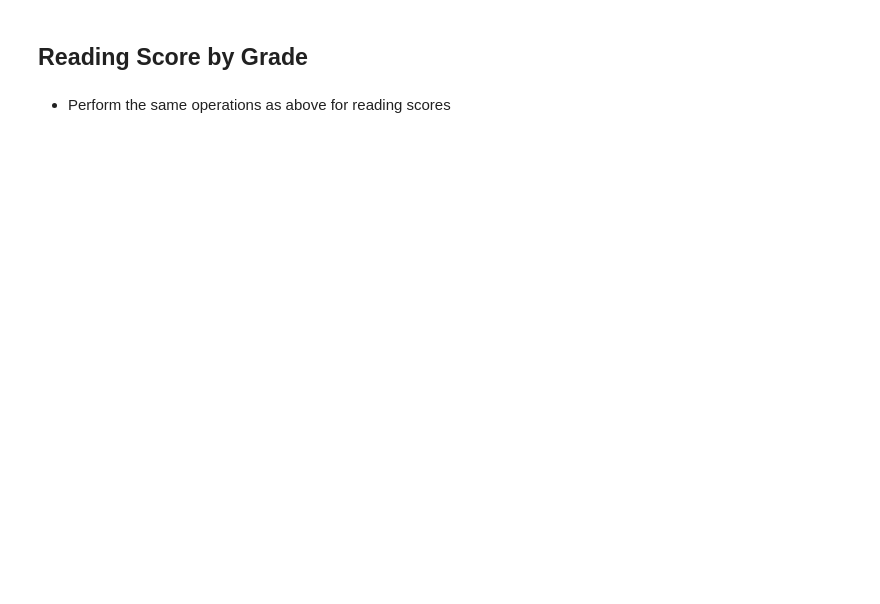
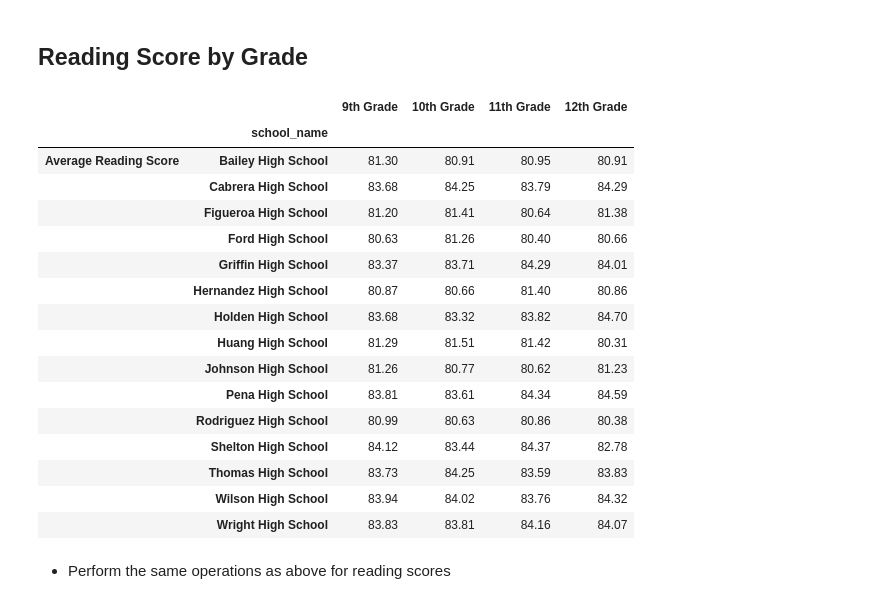
Before and after one commit to JeremyBrent/Pandas_Challenge, a Jupyter notebook: Instructions/PyCitySchools/PyCitySchools_starter.ipynb, the cells around one changed output. Drawn from its saved outputs; the diff is of its cells as text; code cells hidden in the pictures; blank space fills up the shorter version.

```diff
--- a/Instructions/PyCitySchools/PyCitySchools_starter.ipynb
+++ b/Instructions/PyCitySchools/PyCitySchools_starter.ipynb
@@ -322,2 +347,41 @@ Bottom_overall_passing_rate.head()
+# %%
+#Finding average reading score by each grade for each school
+
+columns = ["grade","school_name","reading_score"]
+grade_9 = school_data_complete.loc[school_data_complete["grade"]=="9th",columns].groupby("school_name").mean()
+grade_10 = school_data_complete.loc[school_data_complete["grade"]=="10th",columns].groupby("school_name").mean()
+grade_11 = school_data_complete.loc[school_data_complete["grade"]=="11th",columns].groupby("school_name").mean()
+grade_12 = school_data_complete.loc[school_data_complete["grade"]=="12th",columns].groupby("school_name").mean()
+
+avg_reading_score_by_school_df = pd.merge(grade_9,grade_10,on='school_name').rename(columns={"reading_score_x":"9th Grade","reading_score_y":"10th Grade"})
+avg_reading_score_by_school_df = pd.merge(avg_reading_score_by_school_df,grade_11,on='school_name').rename(columns={"reading_score":"11th Grade"})
+avg_reading_score_by_school_df = pd.merge(avg_reading_score_by_school_df,grade_12,on='school_name').rename(columns={"reading_score":"12th Grade"})
+
+avg_reading_score_by_school_df["9th Grade"] = avg_reading_score_by_school_df["9th Grade"].map("{:.2f}".format)
+avg_reading_score_by_school_df["10th Grade"] = avg_reading_score_by_school_df["10th Grade"].map("{:.2f}".format)
+avg_reading_score_by_school_df["11th Grade"] = avg_reading_score_by_school_df["11th Grade"].map("{:.2f}".format)
+avg_reading_score_by_school_df["12th Grade"] = avg_reading_score_by_school_df["12th Grade"].map("{:.2f}".format)
+
+avg_reading_score_by_school_df = pd.concat([avg_reading_score_by_school_df],keys=["Average Reading Score"])
+avg_reading_score_by_school_df = avg_reading_score_by_school_df.style.apply(color_negative_red).apply(highlight_max)
+avg_reading_score_by_school_df
+# %% [output]
+|  |  | 9th Grade | 10th Grade | 11th Grade | 12th Grade |
+|  | school_name |  |  |  |  |
+| Average Reading Score | Bailey High School | 81.30 | 80.91 | 80.95 | 80.91 |
+|  | Cabrera High School | 83.68 | 84.25 | 83.79 | 84.29 |
+|  | Figueroa High School | 81.20 | 81.41 | 80.64 | 81.38 |
+|  | Ford High School | 80.63 | 81.26 | 80.40 | 80.66 |
+|  | Griffin High School | 83.37 | 83.71 | 84.29 | 84.01 |
+|  | Hernandez High School | 80.87 | 80.66 | 81.40 | 80.86 |
+|  | Holden High School | 83.68 | 83.32 | 83.82 | 84.70 |
+|  | Huang High School | 81.29 | 81.51 | 81.42 | 80.31 |
+|  | Johnson High School | 81.26 | 80.77 | 80.62 | 81.23 |
+|  | Pena High School | 83.81 | 83.61 | 84.34 | 84.59 |
+|  | Rodriguez High School | 80.99 | 80.63 | 80.86 | 80.38 |
+|  | Shelton High School | 84.12 | 83.44 | 84.37 | 82.78 |
+|  | Thomas High School | 83.73 | 84.25 | 83.59 | 83.83 |
+|  | Wilson High School | 83.94 | 84.02 | 83.76 | 84.32 |
+|  | Wright High School | 83.83 | 83.81 | 84.16 | 84.07 |
 # %% [markdown]
 * Perform the same operations as above for reading scores
```
Also changed, not shown: parts of 15 cells of this notebook.
